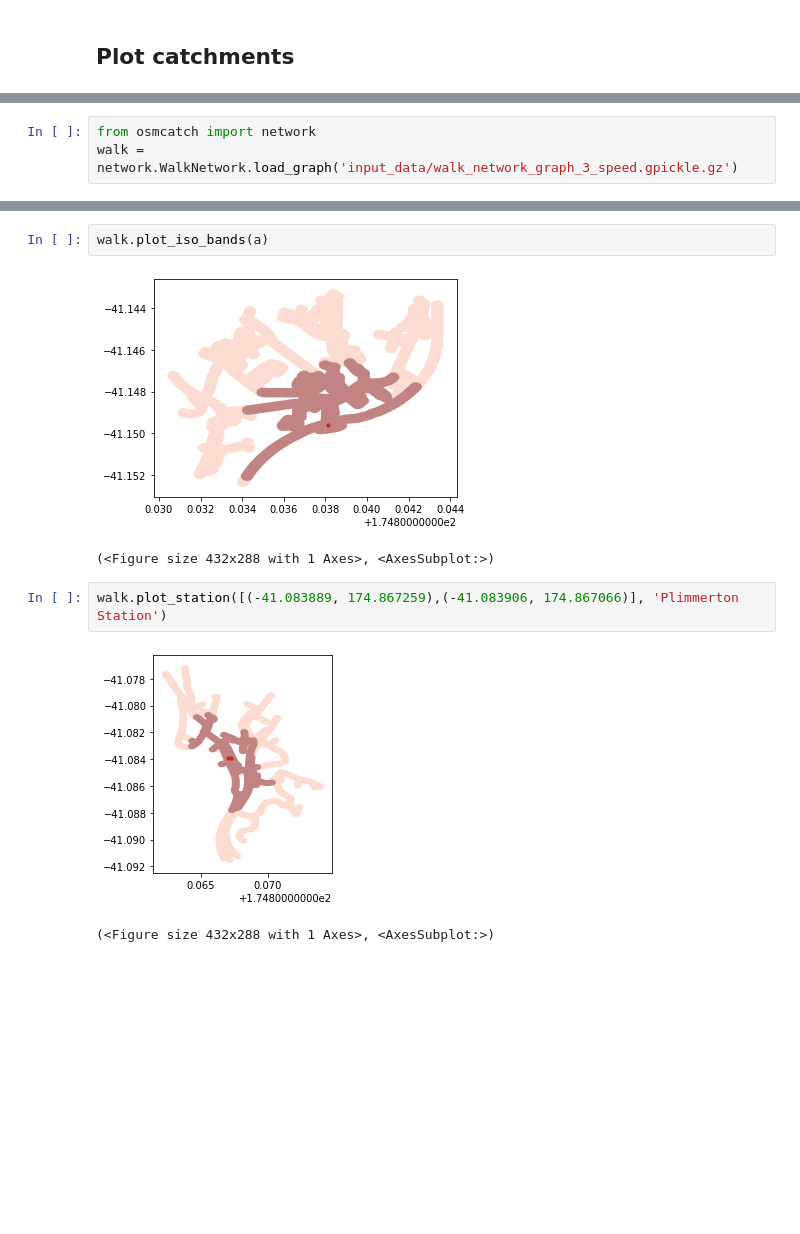
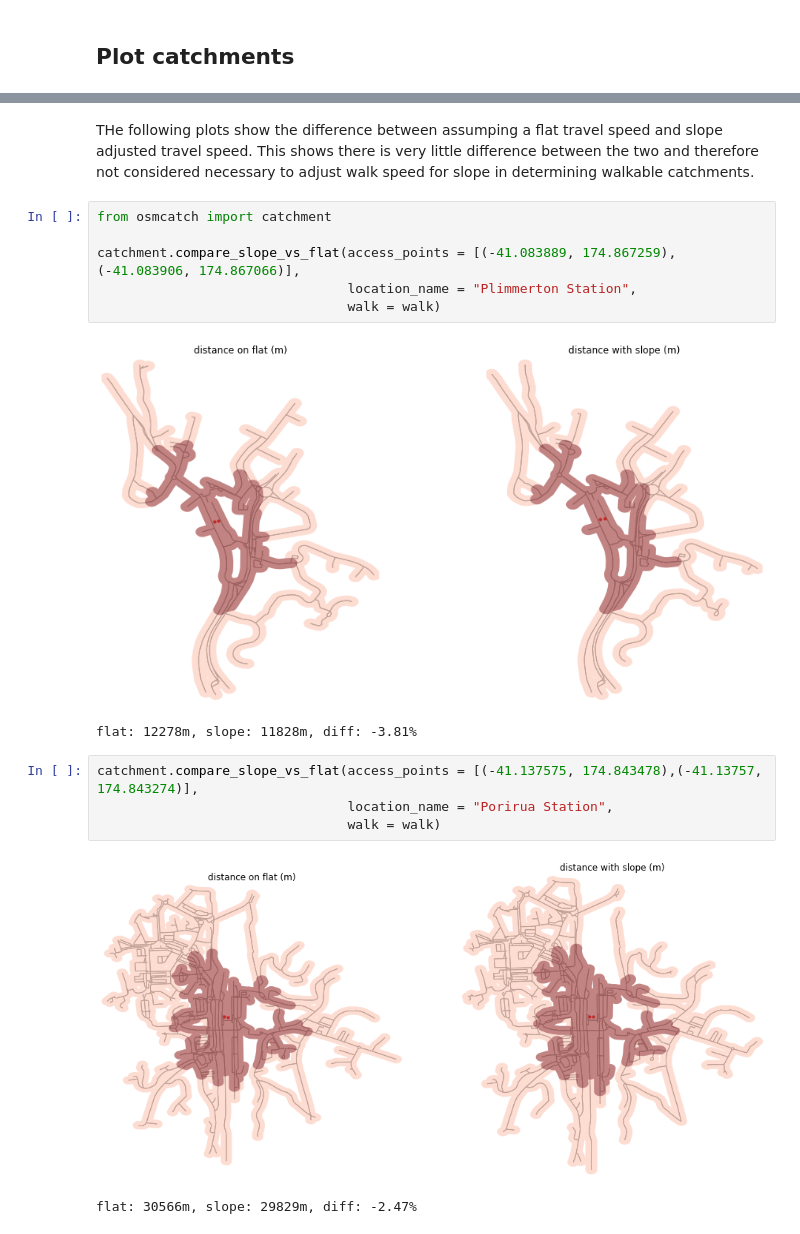
Before and after one commit to alaw005/osmnx-catchments, a Jupyter notebook: notebooks/Porirua_spatial_analysis_with_slope.ipynb, the cells around one changed output, grey strips where cells are left out. Saved outputs shown, nothing was run; the diff lists cells and outputs as text; blank space fills up the shorter version.

Commit message:
Added slope analysis and initial conclusion

```diff
--- a/notebooks/Porirua_spatial_analysis_with_slope.ipynb
+++ b/notebooks/Porirua_spatial_analysis_with_slope.ipynb
@@ -279,3 +274,0 @@ plot.plot_station('Plimmerton Station', [(-41.083889, 174.867259),(-41.083906, 1
-# %%
-from osmcatch import network
-walk = network.WalkNetwork.load_graph('input_data/walk_network_graph_3_speed.gpickle.gz')
@@ -291,10 +275,18 @@ a
-# %%
-walk.plot_iso_bands(a)
-# %% [output]
-[figure, removed]
-(<Figure size 432x288 with 1 Axes>, <AxesSubplot:>)
-# %%
-walk.plot_station([(-41.083889, 174.867259),(-41.083906, 174.867066)], 'Plimmerton Station')
-# %% [output]
-[figure, removed]
-(<Figure size 432x288 with 1 Axes>, <AxesSubplot:>)
+# %% [markdown]
+THe following plots show the difference between assumping a flat travel speed and slope adjusted travel speed. This shows there is very little difference between the two and therefore not considered necessary to adjust walk speed for slope in determining walkable catchments.
+# %%
+from osmcatch import catchment
+
+catchment.compare_slope_vs_flat(access_points = [(-41.083889, 174.867259),(-41.083906, 174.867066)],
+                                location_name = "Plimmerton Station",
+                                walk = walk)
+# %% [output]
+[figure, added]
+flat: 12278m, slope: 11828m, diff: -3.81%
+# %%
+catchment.compare_slope_vs_flat(access_points = [(-41.137575, 174.843478),(-41.13757, 174.843274)],
+                                location_name = "Porirua Station",
+                                walk = walk)
+# %% [output]
+[figure, added]
+flat: 30566m, slope: 29829m, diff: -2.47%
```
Also changed, not shown: parts of 8 cells of this notebook, 3 other files.
